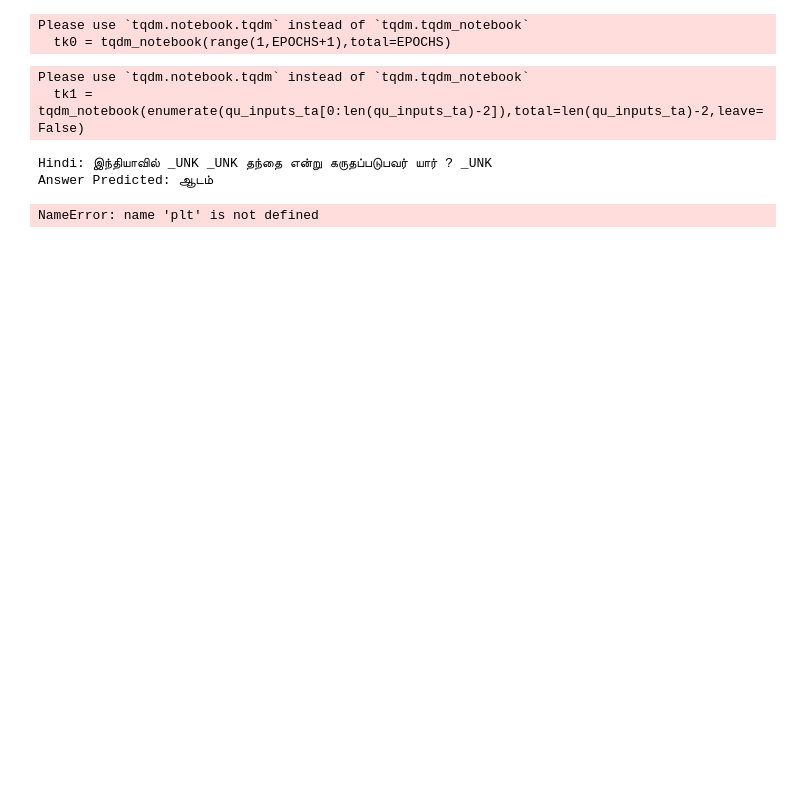
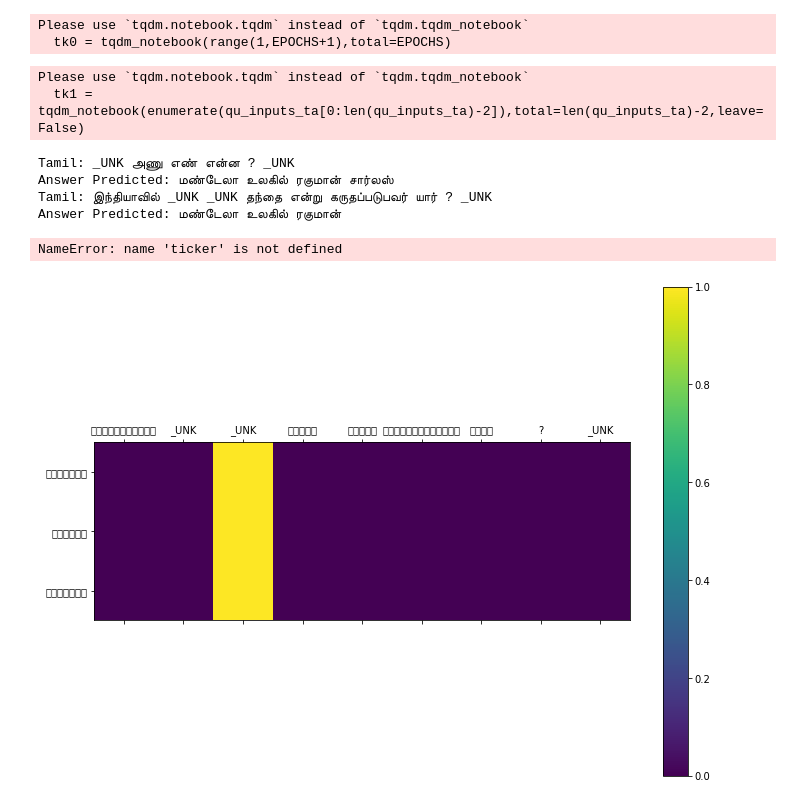
Before and after one commit to mltechsachin/chaii, a Jupyter notebook: chaai_seq_to_seq_with_attn.ipynb, the cells around one changed output. Drawn from its saved outputs; the diff is of its cells as text; code cells hidden in the pictures; blank space fills up the shorter version.

```diff
--- a/chaai_seq_to_seq_with_attn.ipynb
+++ b/chaai_seq_to_seq_with_attn.ipynb
@@ -357,41 +375,49 @@ Please use `tqdm.notebook.tqdm` instead of `tqdm.tqdm_notebook`
 Please use `tqdm.notebook.tqdm` instead of `tqdm.tqdm_notebook`
   tk1 = tqdm_notebook(enumerate(qu_inputs_ta[0:len(qu_inputs_ta)-2]),total=len(qu_inputs_ta)-2,leave=False)
 # %%
-encoder.eval()
-decoder.eval()
-#Choose a random sentences
-i = random.randint(0,len(qu_inputs_test_ta)-1)
-h = encoder.init_hidden()
-inp = torch.tensor(qu_inputs_test_ta[i]).unsqueeze(0).to(device)
-encoder_outputs, h = encoder(inp,h)
+if test == True:
+    encoder.eval()
+    decoder.eval()
+    #Choose a random sentences
+    #i = random.randint(0,len(qu_inputs_test_ta)-1)
+    #Doing decoding for all tamil sentences
+    for i in range(len(qu_inputs_test_ta)):
+        h = encoder.init_hidden()
+        inp = torch.tensor(qu_inputs_test_ta[i]).unsqueeze(0).to(device)
+        encoder_outputs, h = encoder(inp,h)
 
-decoder_input = torch.tensor([ta_w2i['_SOS']],device=device)
-decoder_hidden = h
-output = []
-attentions = []
-while True:
-    decoder_output, decoder_hidden, attn_weights = decoder(decoder_input, decoder_hidden, encoder_outputs)
-    _, top_index = decoder_output.topk(1)
-    decoder_input = torch.tensor([top_index.item()],device=device)
-    #If the decoder output is the End Of Sentence token, stop decoding process
-    if top_index.item() == ta_w2i["_EOS"]:
-        break
-    output.append(top_index.item())
-    attentions.append(attn_weights.squeeze().cpu().detach().numpy())
-print("Hindi: "+ " ".join([ta_i2w[x] for x in qu_inputs_test_ta[i]]))
-print("Answer Predicted: " + " ".join([ta_i2w[x] for x in output]))
-
-#Plotting the heatmap for the Attention weights
-fig = plt.figure(figsize=(12,9))
-ax = fig.add_subplot(111)
-cax = ax.matshow(np.array(attentions))
-fig.colorbar(cax)
-ax.set_xticklabels(['']+[ta_i2w[x] for x in qu_inputs_test_ta[i]])
-ax.set_yticklabels(['']+[ta_i2w[x] for x in output])
-ax.xaxis.set_major_locator(ticker.MultipleLocator(1))
-ax.yaxis.set_major_locator(ticker.MultipleLocator(1))
-plt.show()
+        decoder_input = torch.tensor([ta_w2i['_SOS']],device=device)
+        decoder_hidden = h
+        output = []
+        attentions = []
+        while True:
+            decoder_output, decoder_hidden, attn_weights = decoder(decoder_input, decoder_hidden, encoder_outputs)
+            _, top_index = decoder_output.topk(1)
+            decoder_input = torch.tensor([top_index.item()],device=device)
+            #If the decoder output is the End Of Sentence token, stop decoding process
+            if top_index.item() == ta_w2i["_EOS"]:
+                break
+            output.append(top_index.item())
+            attentions.append(attn_weights.squeeze().cpu().detach().numpy())
+        in_string = " ".join([ta_i2w[x] for x in qu_inputs_test_ta[i]])
+        out_string = " ".join([ta_i2w[x] for x in output])
+        print("Tamil: "+ in_string)
+        print("Answer Predicted: " + out_string)
+        sub['PredictionString'].loc[sub['id'] == pred_id_ta['id'][i]] = out_string
+    #Plotting the heatmap for the Attention weights
+    fig = plt.figure(figsize=(12,9))
+    ax = fig.add_subplot(111)
+    cax = ax.matshow(np.array(attentions))
+    fig.colorbar(cax)
+    ax.set_xticklabels(['']+[ta_i2w[x] for x in qu_inputs_test_ta[i]])
+    ax.set_yticklabels(['']+[ta_i2w[x] for x in output])
+    ax.xaxis.set_major_locator(ticker.MultipleLocator(1))
+    ax.yaxis.set_major_locator(ticker.MultipleLocator(1))
+    plt.show()
 # %% [output]
-Hindi: இந்தியாவில் _UNK _UNK தந்தை என்று கருதப்படுபவர் யார் ? _UNK
-Answer Predicted: ஆடம்
+Tamil: _UNK அணு எண் என்ன ? _UNK
+Answer Predicted: மண்டேலா உலகில் ரகுமான் சார்லஸ்
+Tamil: இந்தியாவில் _UNK _UNK தந்தை என்று கருதப்படுபவர் யார் ? _UNK
+Answer Predicted: மண்டேலா உலகில் ரகுமான்
-NameError: name 'plt' is not defined
+NameError: name 'ticker' is not defined
+[figure, added]
```
Also changed, not shown: parts of 5 cells of this notebook, 1 other file.
